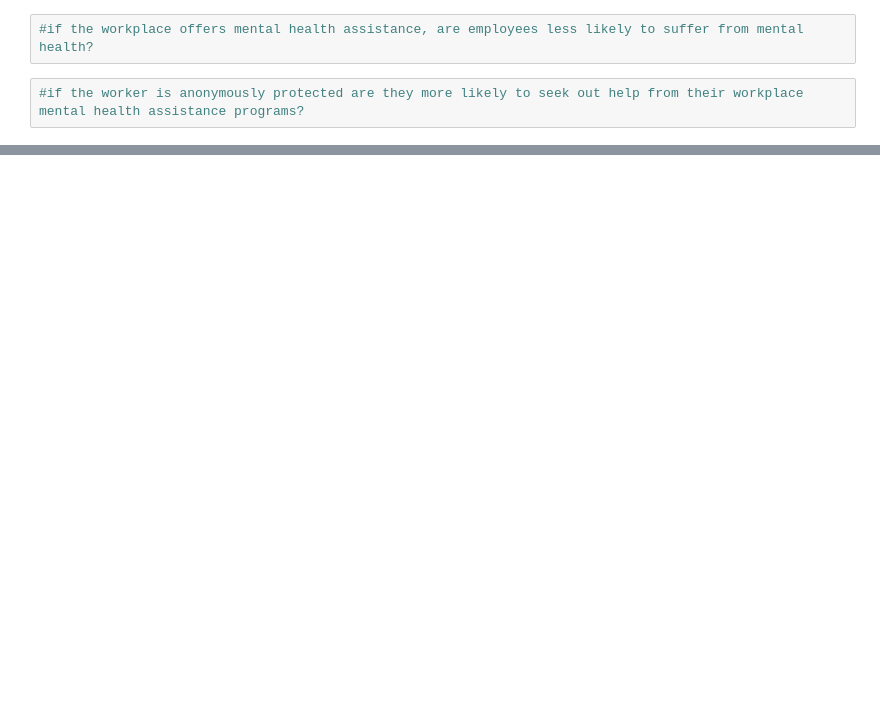
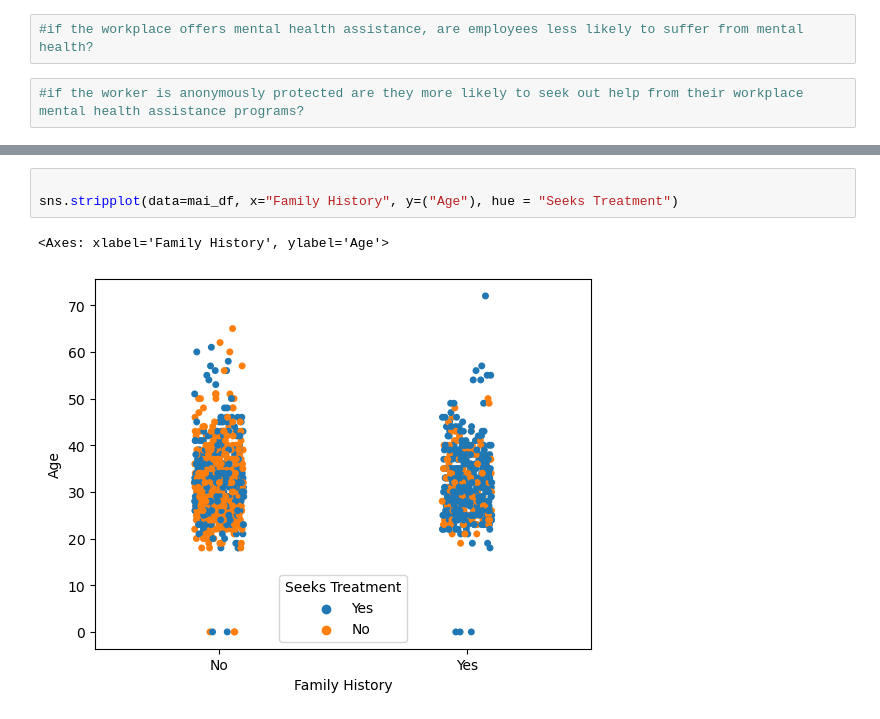
Before and after one commit to stephanieesamperio/Project3, a Jupyter notebook: mentalhealth.ipynb, the cells around one changed output, grey strips where cells are left out. Drawn from its saved outputs; the diff is of its cells as text; blank space fills up the shorter version.

```diff
--- a/mentalhealth.ipynb
+++ b/mentalhealth.ipynb
@@ -109,0 +180,6 @@ mental_health_assistance_df.head()
+# %%
+
+sns.stripplot(data=mai_df, x="Family History", y=("Age"), hue = "Seeks Treatment")
+# %% [output]
+<Axes: xlabel='Family History', ylabel='Age'>
+[figure, added]
```
Also changed, not shown: parts of 23 cells of this notebook, 5 other files.
